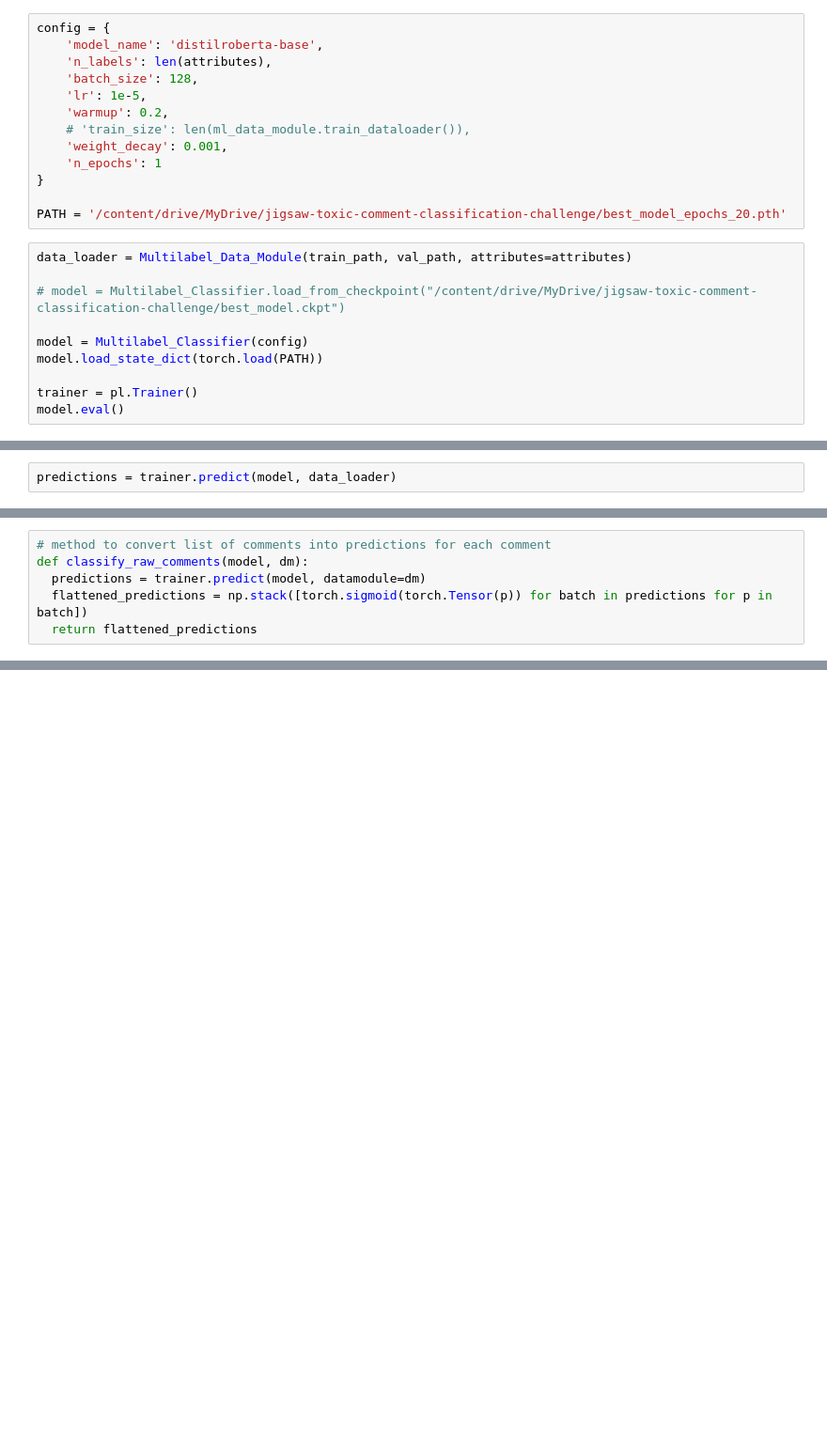
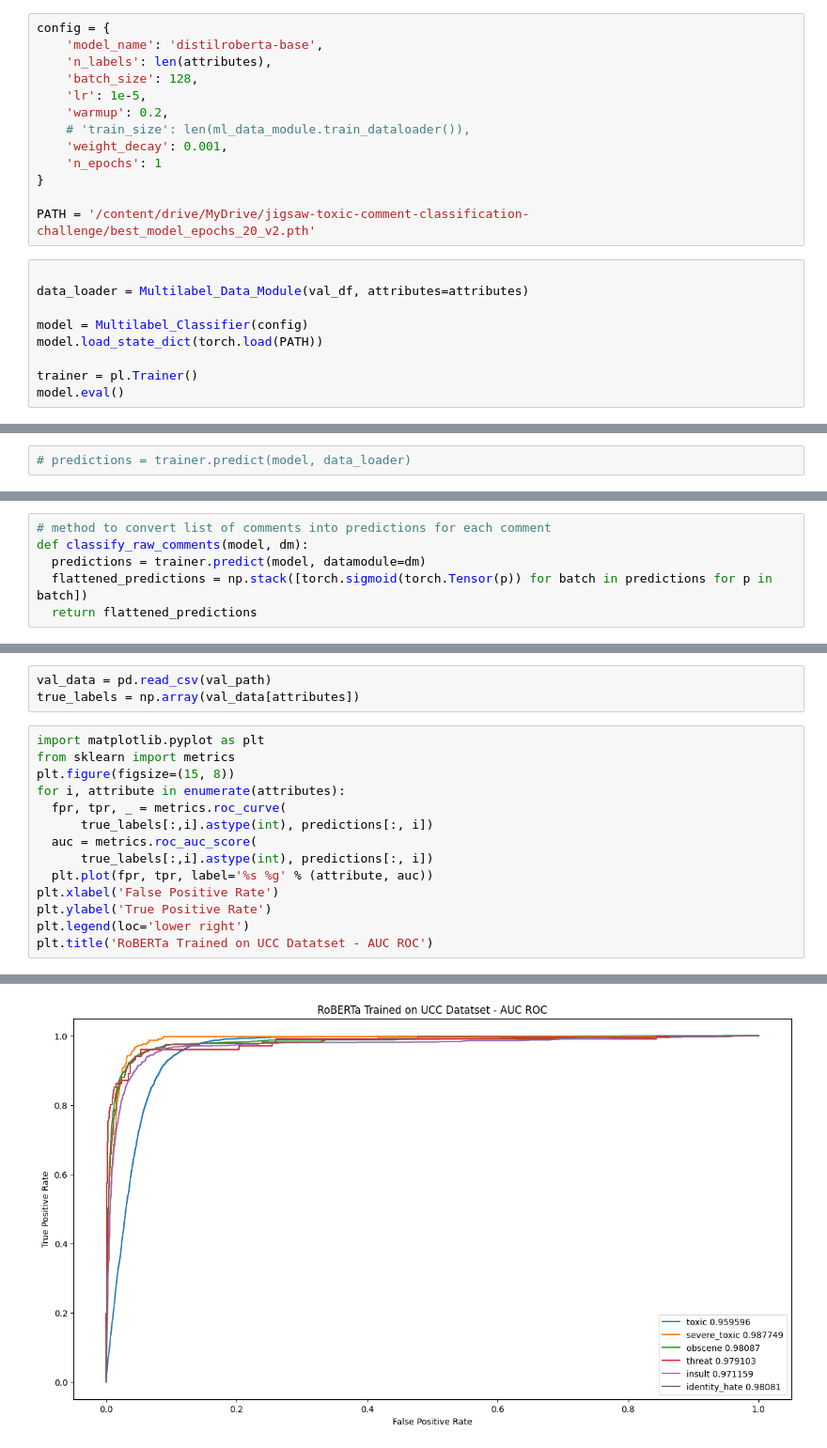
Before and after one commit to AngelescuFilip/multilabel_classification_sota, a Jupyter notebook: Predicting_multilabel_classification.ipynb, the cells around one changed output, grey strips where cells are left out. Shown: that part at 94% size. Cells and saved outputs as stored; diff of their text form; blank space fills up the shorter version.

```diff
--- a/Predicting_multilabel_classification.ipynb
+++ b/Predicting_multilabel_classification.ipynb
@@ -163,11 +179,10 @@ config = {
     'n_epochs': 1
 }
 
-PATH = '/content/drive/MyDrive/jigsaw-toxic-comment-classification-challenge/best_model_epochs_20.pth'
+PATH = '/content/drive/MyDrive/jigsaw-toxic-comment-classification-challenge/best_model_epochs_20_v2.pth'
 # %%
-data_loader = Multilabel_Data_Module(train_path, val_path, attributes=attributes)
 
-# model = Multilabel_Classifier.load_from_checkpoint("/content/drive/MyDrive/jigsaw-toxic-comment-classification-challenge/best_model.ckpt")
+data_loader = Multilabel_Data_Module(val_df, attributes=attributes)
 
 model = Multilabel_Classifier(config)
 model.load_state_dict(torch.load(PATH))
@@ -200,5 +215,5 @@ Multilabel_Classifier(
   (dropout): Dropout(p=0.5, inplace=False)
 )
 # %%
-predictions = trainer.predict(model, data_loader)
+# predictions = trainer.predict(model, data_loader)
 # %%
@@ -220,0 +259,18 @@ TypeError: ignored
+# %%
+val_data = pd.read_csv(val_path)
+true_labels = np.array(val_data[attributes])
+# %%
+import matplotlib.pyplot as plt
+from sklearn import metrics
+plt.figure(figsize=(15, 8))
+for i, attribute in enumerate(attributes):
+  fpr, tpr, _ = metrics.roc_curve(
+      true_labels[:,i].astype(int), predictions[:, i])
+  auc = metrics.roc_auc_score(
+      true_labels[:,i].astype(int), predictions[:, i])
+  plt.plot(fpr, tpr, label='%s %g' % (attribute, auc))
+plt.xlabel('False Positive Rate')
+plt.ylabel('True Positive Rate')
+plt.legend(loc='lower right')
+plt.title('RoBERTa Trained on UCC Datatset - AUC ROC')
+# %% [output]
@@ -220,0 +278 @@ TypeError: ignored
+[figure, added]
```
Also changed, not shown: parts of 37 cells of this notebook.
